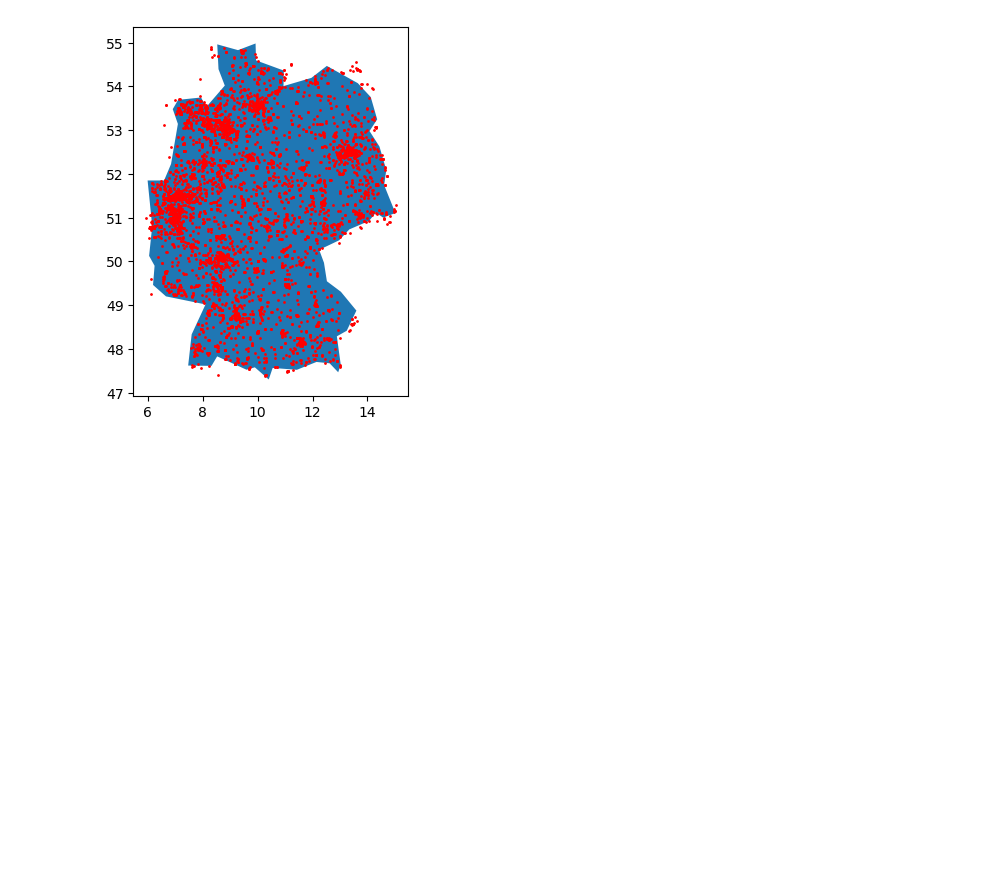
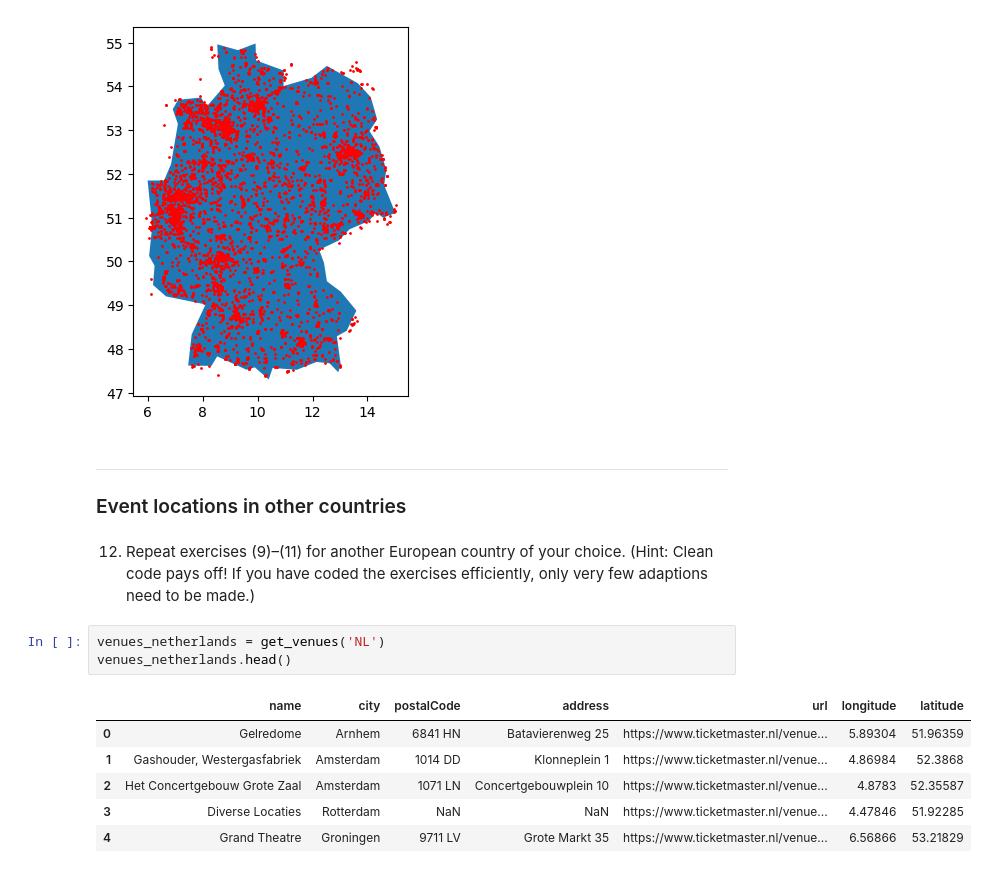
Before and after one commit to MariusDSPM/DSPM-Assignment05, a Jupyter notebook: Knipp_Marius_Assignment05_Python.ipynb, the cells around one changed output. Drawn from its saved outputs; the diff is of its cells as text; blank space fills up the shorter version.

```diff
--- a/Knipp_Marius_Assignment05_Python.ipynb
+++ b/Knipp_Marius_Assignment05_Python.ipynb
@@ -196,3 +196,19 @@ lat_min, lat_max = 47.270, 55.059
 plot_venues(venues_germany, 'Germany', lo_min, lo_max, lat_min, lat_max)
 # %% [output]
 [figure]
+# %% [markdown]
+---
+
+### Event locations in other countries
+# %% [markdown]
+12) Repeat exercises (9)–(11) for another European country of your choice. (Hint: Clean code pays off! If you have coded the exercises efficiently, only very few adaptions need to be made.)
+# %%
+venues_netherlands = get_venues('NL')
+venues_netherlands.head()
+# %% [output]
+|  | name | city | postalCode | address | url | longitude | latitude |
+| 0 | Gelredome | Arnhem | 6841 HN | Batavierenweg 25 | https://www.ticketmaster.nl/venue... | 5.89304 | 51.96359 |
+| 1 | Gashouder, Westergasfabriek | Amsterdam | 1014 DD | Klonneplein 1 | https://www.ticketmaster.nl/venue... | 4.86984 | 52.3868 |
+| 2 | Het Concertgebouw Grote Zaal | Amsterdam | 1071 LN | Concertgebouwplein 10 | https://www.ticketmaster.nl/venue... | 4.8783 | 52.35587 |
+| 3 | Diverse Locaties | Rotterdam | NaN | NaN | https://www.ticketmaster.nl/venue... | 4.47846 | 51.92285 |
+| 4 | Grand Theatre | Groningen | 9711 LV | Grote Markt 35 | https://www.ticketmaster.nl/venue... | 6.56866 | 53.21829 |
```
Also changed, not shown: parts of 1 cell of this notebook.
